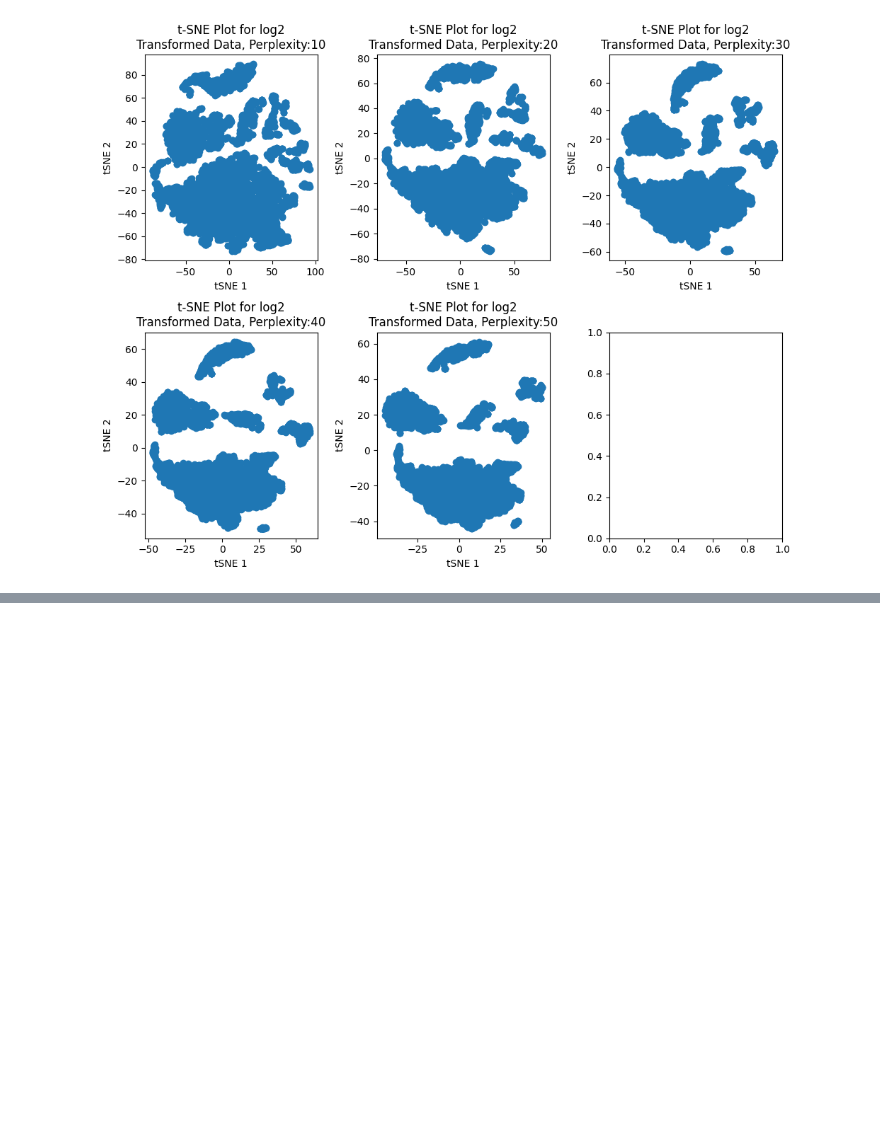
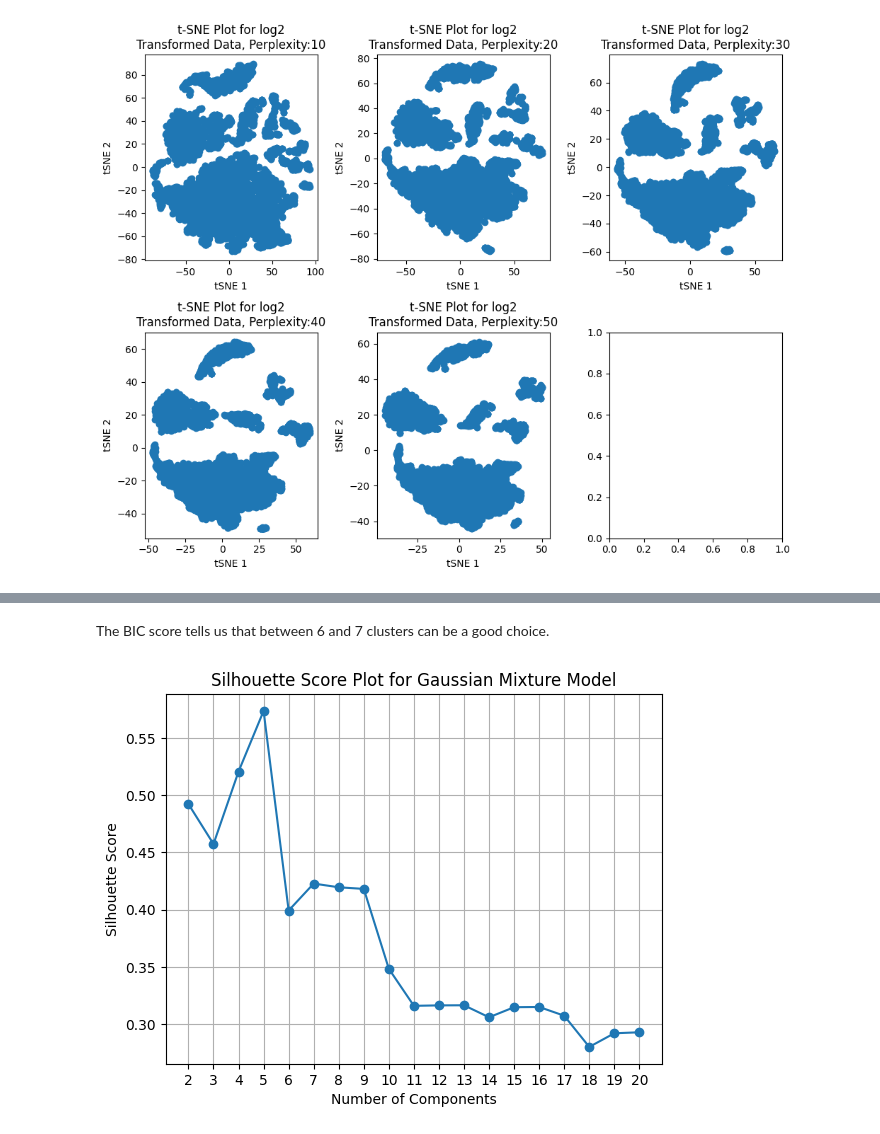
Before and after one commit to pipaber/Portfolio, a Jupyter notebook: posts/Naive_scRNA-Seq_analysis/naive_scrnaseq_analysis.ipynb, the cells around one changed output, grey strips where cells are left out. Saved outputs shown, nothing was run; the diff lists cells and outputs as text; code cells hidden in the pictures; blank space fills up the shorter version.

```diff
--- a/posts/Naive_scRNA-Seq_analysis/naive_scrnaseq_analysis.ipynb
+++ b/posts/Naive_scRNA-Seq_analysis/naive_scrnaseq_analysis.ipynb
@@ -155,0 +196,25 @@ plt.show()
+# %% [markdown]
+The BIC score tells us that between 6 and 7 clusters can be a good choice.
+# %%
+## Silhouette plot
+#
+n_components_range = range(2, 21)  # Start from 2 components (minimum required for silhouette score)
+silhouette_scores = []
+
+for n_components in n_components_range:
+    gmm = GaussianMixture(n_components=n_components, random_state=0, init_params='kmeans')
+    gmm.fit(pca_axes[:, 0:50])
+    # print(f'# comp: {n_components}')
+    labels = gmm.predict(pca_axes[:, 0:50])
+    silhouette_avg = silhouette_score(pca_axes[:, 0:50], labels)
+    silhouette_scores.append(silhouette_avg)
+
+plt.plot(n_components_range, silhouette_scores, marker='o', linestyle='-')
+plt.xlabel('Number of Components')
+plt.ylabel('Silhouette Score')
+plt.title('Silhouette Score Plot for Gaussian Mixture Model')
+plt.xticks(n_components_range)
+plt.grid(True)
+plt.show()
+# %% [output]
+[figure, added]
```
Also changed, not shown: parts of 28 cells of this notebook.
